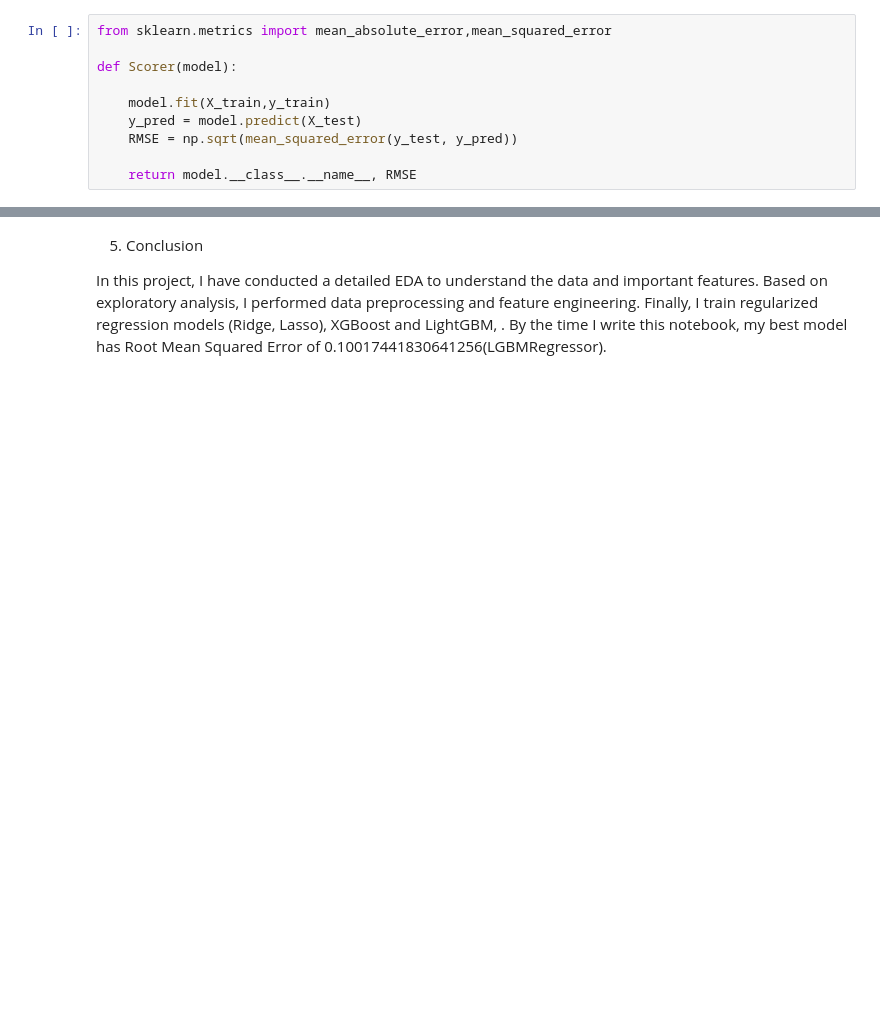
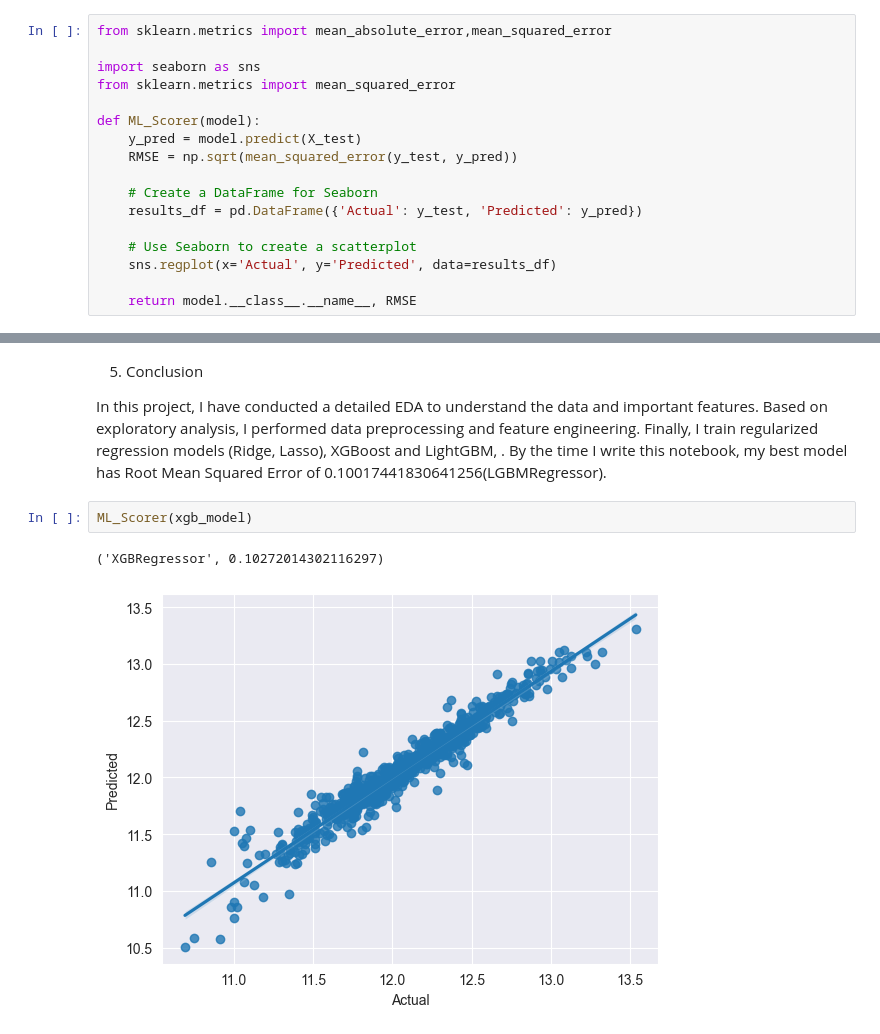
Before and after one commit to HimanshuChoudhary3004/Ames-house-prediction-with-Advance-regression, a Jupyter notebook: src/main.ipynb, the cells around one changed output, grey strips where cells are left out. Cells and saved outputs as stored; diff of their text form; blank space fills up the shorter version.

Commit message:
Graph added in ML_Scorer

```diff
--- a/src/main.ipynb
+++ b/src/main.ipynb
@@ -895,12 +892,19 @@ lgb = LGBMRegressor(objective='regression',
 # %%
 from sklearn.metrics import mean_absolute_error,mean_squared_error
 
-def Scorer(model):
+import seaborn as sns
+from sklearn.metrics import mean_squared_error
 
-    model.fit(X_train,y_train)
+def ML_Scorer(model):
     y_pred = model.predict(X_test)
     RMSE = np.sqrt(mean_squared_error(y_test, y_pred))
 
+    # Create a DataFrame for Seaborn
+    results_df = pd.DataFrame({'Actual': y_test, 'Predicted': y_pred})
+
+    # Use Seaborn to create a scatterplot
+    sns.regplot(x='Actual', y='Predicted', data=results_df)
+
     return model.__class__.__name__, RMSE
 # %%
 print(Scorer(lasso))
@@ -916,3 +920,8 @@ print(Scorer(lgb))
 5. Conclusion<br>
 
 In this project, I have conducted a detailed EDA to understand the data and important features. Based on exploratory analysis, I performed data preprocessing and feature engineering. Finally, I train regularized regression models (Ridge, Lasso), XGBoost and LightGBM, . By the time I write this notebook, my best model has Root Mean Squared Error  of 0.10017441830641256(LGBMRegressor).
+# %%
+ML_Scorer(xgb_model)
+# %% [output]
+('XGBRegressor', 0.10272014302116297)
+[figure, added]
```
Also changed, not shown: parts of 2 cells of this notebook.
